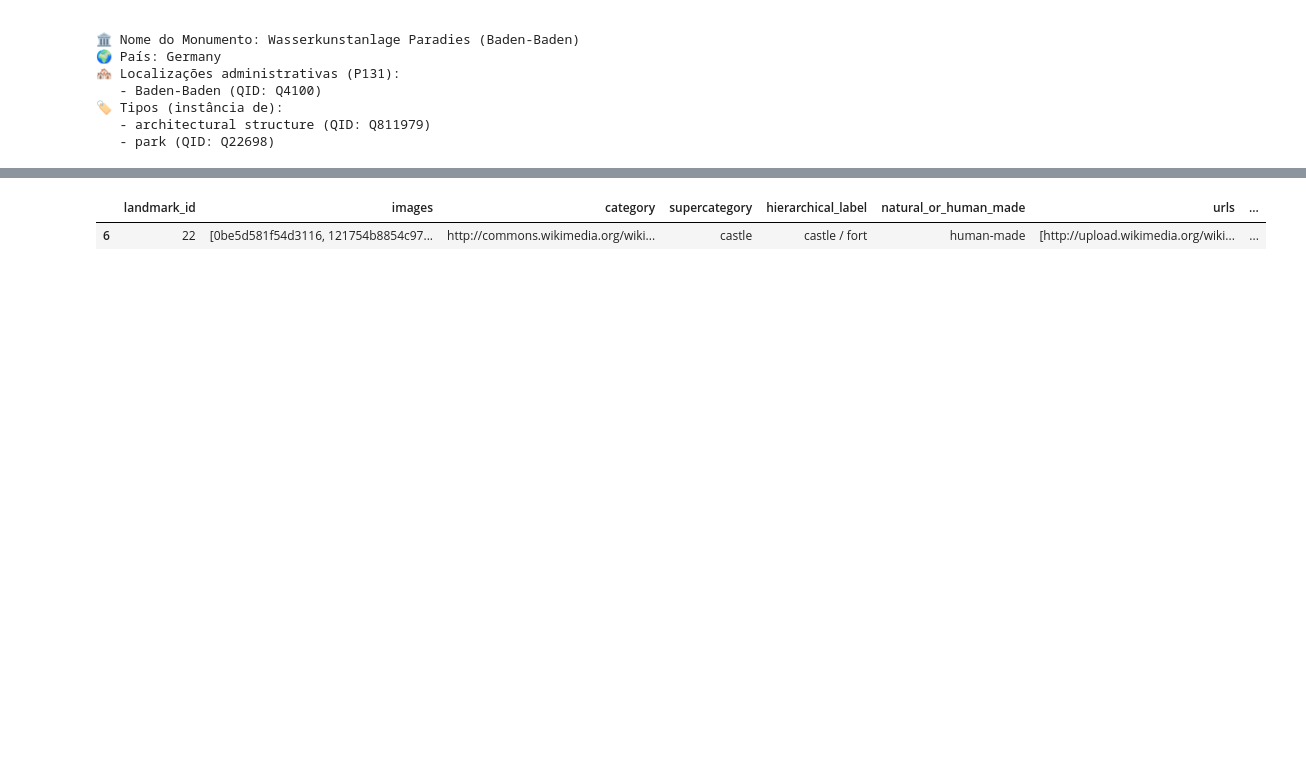
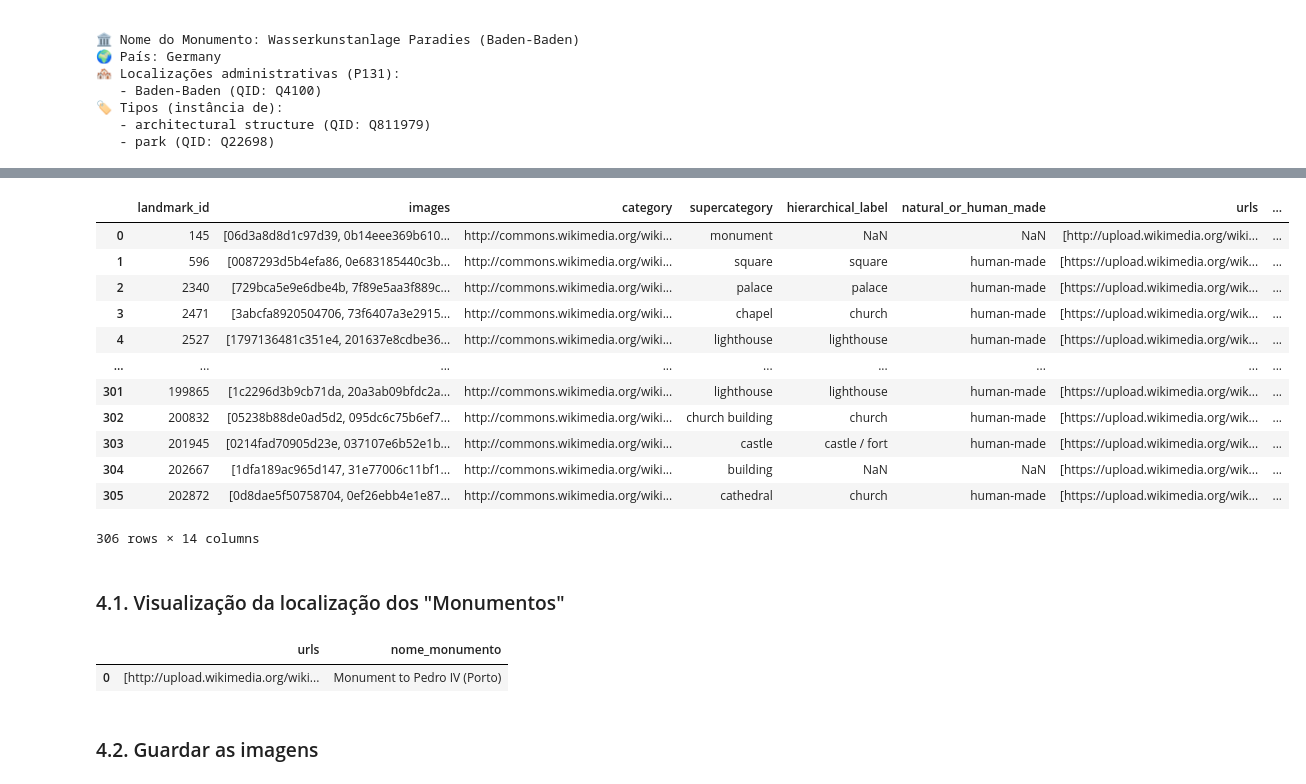
Before and after one commit to GothamAnalytics-7/APVC, a Jupyter notebook: APVC-ProjetoFinal/notebooks/APVC-Parte0.ipynb, the cells around one changed output, grey strips where cells are left out. Cells and saved outputs as stored; diff of their text form; code cells hidden in the pictures; blank space fills up the shorter version.

Commit message:
Imagens do treino recolhidas

```diff
--- a/APVC-ProjetoFinal/notebooks/APVC-Parte0.ipynb
+++ b/APVC-ProjetoFinal/notebooks/APVC-Parte0.ipynb
@@ -578,7 +591,23 @@ df_monumentos.head()
 # %%
 Pais_escolhido = "Portugal"
-df_monumentos_pt = df_monumentos[df_monumentos["pais"] == Pais_escolhido]
+df_monumentos_pt = df_monumentos[df_monumentos["pais"] == Pais_escolhido].reset_index(drop=True)
+
+# Guardar em CSV
+df_monumentos_pt.to_csv(dataLandMarkTrain_dir / "Monumentos_Portugueses.csv", index=False)
 df_monumentos_pt
 # %% [output]
 |  | landmark_id | images | category | supercategory | hierarchical_label | natural_or_human_made | urls | ... |
-| 6 | 22 | [0be5d581f54d3116, 121754b8854c97... | http://commons.wikimedia.org/wiki... | castle | castle / fort | human-made | [http://upload.wikimedia.org/wiki... | ... |
+| 0 | 145 | [06d3a8d8d1c97d39, 0b14eee369b610... | http://commons.wikimedia.org/wiki... | monument | NaN | NaN | [http://upload.wikimedia.org/wiki... | ... |
+| 1 | 596 | [0087293d5b4efa86, 0e683185440c3b... | http://commons.wikimedia.org/wiki... | square | square | human-made | [https://upload.wikimedia.org/wik... | ... |
+| 2 | 2340 | [729bca5e9e6dbe4b, 7f89e5aa3f889c... | http://commons.wikimedia.org/wiki... | palace | palace | human-made | [https://upload.wikimedia.org/wik... | ... |
+| 3 | 2471 | [3abcfa8920504706, 73f6407a3e2915... | http://commons.wikimedia.org/wiki... | chapel | church | human-made | [https://upload.wikimedia.org/wik... | ... |
+| 4 | 2527 | [1797136481c351e4, 201637e8cdbe36... | http://commons.wikimedia.org/wiki... | lighthouse | lighthouse | human-made | [https://upload.wikimedia.org/wik... | ... |
+| ... | ... | ... | ... | ... | ... | ... | ... | ... |
+| 301 | 199865 | [1c2296d3b9cb71da, 20a3ab09bfdc2a... | http://commons.wikimedia.org/wiki... | lighthouse | lighthouse | human-made | [https://upload.wikimedia.org/wik... | ... |
+| 302 | 200832 | [05238b88de0ad5d2, 095dc6c75b6ef7... | http://commons.wikimedia.org/wiki... | church building | church | human-made | [https://upload.wikimedia.org/wik... | ... |
+| 303 | 201945 | [0214fad70905d23e, 037107e6b52e1b... | http://commons.wikimedia.org/wiki... | castle | castle / fort | human-made | [https://upload.wikimedia.org/wik... | ... |
+| 304 | 202667 | [1dfa189ac965d147, 31e77006c11bf1... | http://commons.wikimedia.org/wiki... | building | NaN | NaN | [https://upload.wikimedia.org/wik... | ... |
+| 305 | 202872 | [0d8dae5f50758704, 0ef26ebb4e1e87... | http://commons.wikimedia.org/wiki... | cathedral | church | human-made | [https://upload.wikimedia.org/wik... | ... |
+306 rows × 14 columns
+# %% [markdown]
+### 4.1. Visualização da localização dos "Monumentos"
@@ -584,0 +690,8 @@ df_monumentos_pt
+# %%
+pd.set_option('display.max_colwidth', None)
+df_monumentos_pt[["urls", "nome_monumento"]].head(1)
+# %% [output]
+|  | urls | nome_monumento |
+| 0 | [http://upload.wikimedia.org/wiki... | Monument to Pedro IV (Porto) |
+# %% [markdown]
+### 4.2. Guardar as imagens
```
Also changed, not shown: parts of 4 cells of this notebook.
